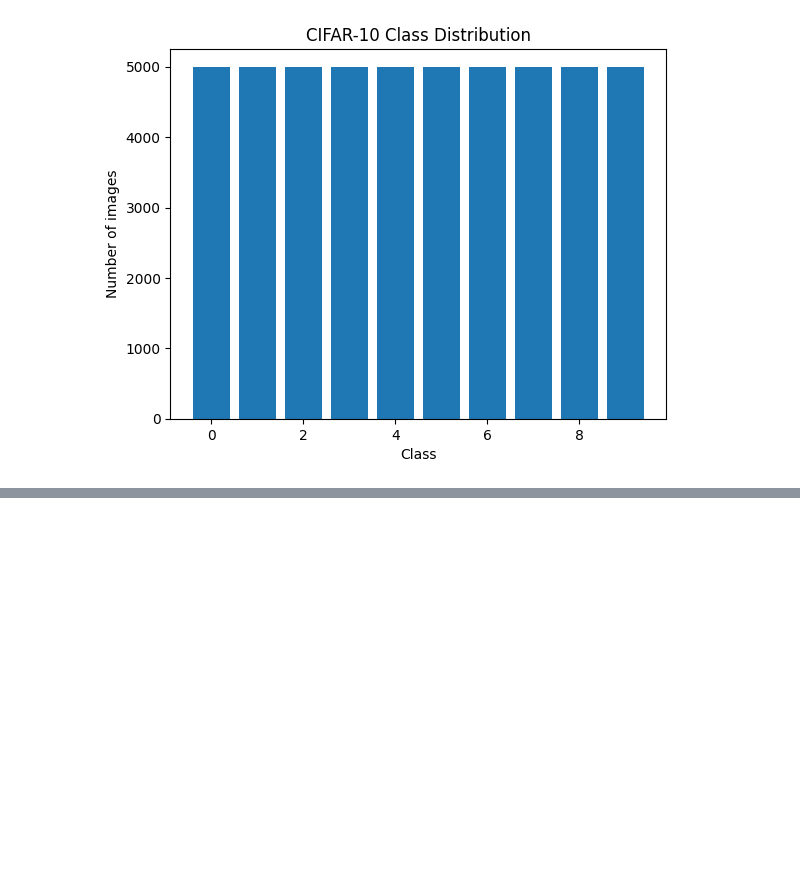
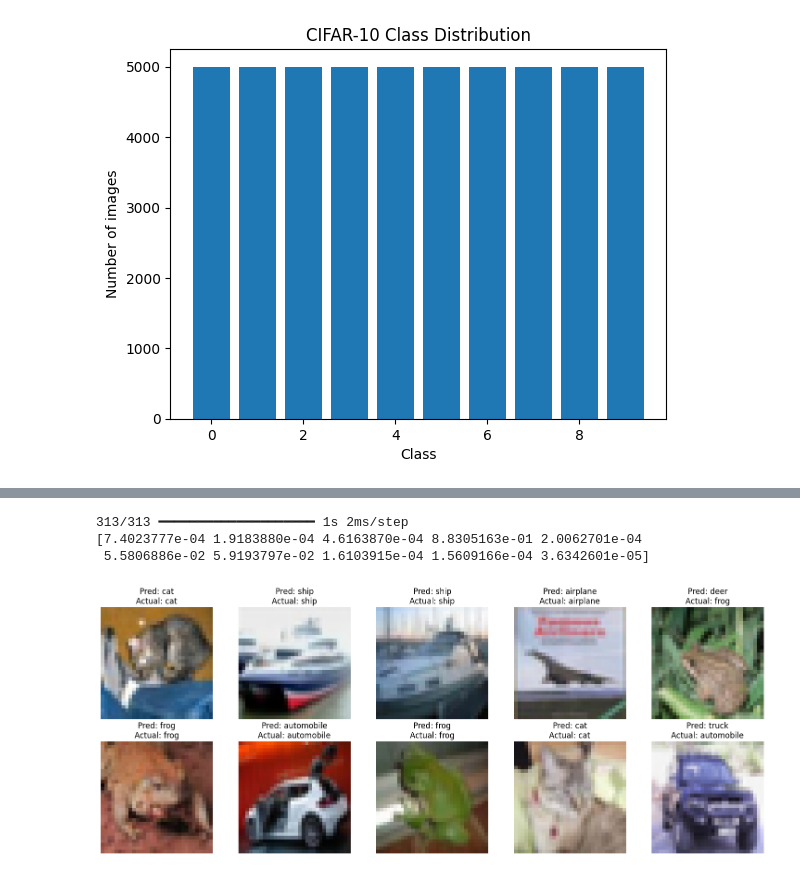
Before and after one commit to shivyadev/CIFAR10-Classification-Project, a Jupyter notebook: cifar_classification_project.ipynb, the cells around one changed output, grey strips where cells are left out. Drawn from its saved outputs; the diff is of its cells as text; code cells hidden in the pictures; blank space fills up the shorter version.

```diff
--- a/cifar_classification_project.ipynb
+++ b/cifar_classification_project.ipynb
@@ -132,0 +272,30 @@ plt.show()
+# %%
+# Checking the prediction
+
+predictions = model.predict(X_test)
+
+print(predictions[0])
+predicted_classes = np.argmax(predictions, axis=1)
+true_classes = y_test.flatten()
+# %% [output]
+313/313 ━━━━━━━━━━━━━━━━━━━━ 1s 2ms/step
+[7.4023777e-04 1.9183880e-04 4.6163870e-04 8.8305163e-01 2.0062701e-04
+ 5.5806886e-02 5.9193797e-02 1.6103915e-04 1.5609166e-04 3.6342601e-05]
+# %%
+plt.figure(figsize=(15, 6))
+
+for i in range(10):
+    plt.subplot(2, 5, i + 1)
+
+    plt.imshow(X_test[i])
+    plt.axis("off")
+
+    predicted = class_names[predicted_classes[i]]
+    actual = class_names[true_classes[i]]
+
+    plt.title(f"Pred: {predicted}\nActual: {actual}")
+
+plt.tight_layout()
+plt.show()
+# %% [output]
+[figure, added]
```
Also changed, not shown: parts of 12 cells of this notebook.
